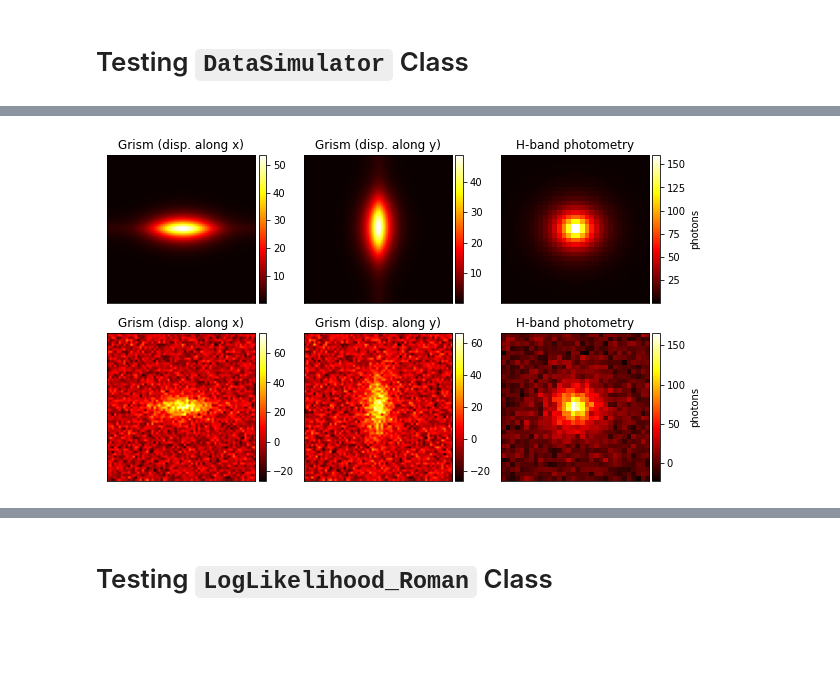
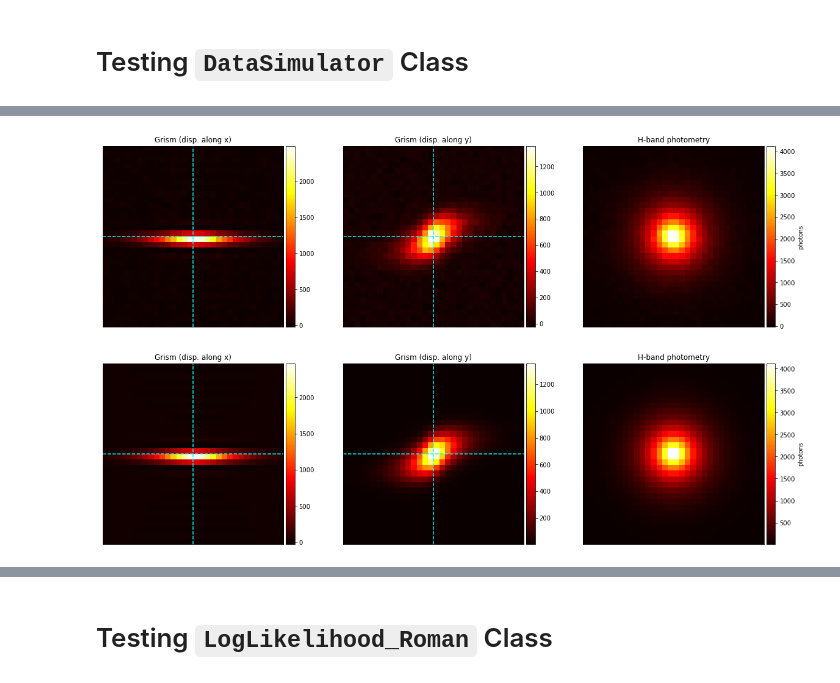
Before and after one commit to KinematicLensing/kl-tools, a Jupyter notebook: notebooks/dev/[module_test]GrismGenerator.ipynb, the cells around one changed output, grey strips where cells are left out. Drawn from its saved outputs; the diff is of its cells as text; code cells hidden in the pictures; blank space fills up the shorter version.

```diff
--- a/notebooks/dev/[module_test]GrismGenerator.ipynb
+++ b/notebooks/dev/[module_test]GrismGenerator.ipynb
@@ -231,9 +204,14 @@ plt.show()
 # %%
-fig, axes = plt.subplots(2,3, figsize=(10,6))
+fig, axes = plt.subplots(2,3, figsize=(20,12))
 cmap = 'hot'
 
 ax1 = axes[0,0]
-cb1 = ax1.imshow(datavectors[2]-covmats[2], origin='lower', cmap=cmap)
+cb1 = ax1.imshow(datavectors[0]+covmats[0],
+                 origin='lower', cmap=cmap)
+xmid = np.mean(ax1.get_xlim())
+ymid = np.mean(ax1.get_ylim())
+ax1.axvline(xmid, color='cyan', ls='--')
+ax1.axhline(ymid, color='cyan', ls='--')
 divider = make_axes_locatable(ax1)
 cax = divider.append_axes("right", size="5%", pad=0.05)
 ax1.set_title("Grism (disp. along x)")
@@ -241,7 +219,12 @@ plt.colorbar(cb1, cax=cax)#, label='photons')
 ax1.set(xticks=[], yticks=[])
 
 ax2 = axes[0,1]
-cb2 = ax2.imshow(datavectors[1]-covmats[1], origin='lower', cmap=cmap)
+cb2 = ax2.imshow(datavectors[1]+covmats[1],
+                 origin='lower', cmap=cmap)
+xmid = np.mean(ax2.get_xlim())
+ymid = np.mean(ax2.get_ylim())
+ax2.axvline(xmid, color='cyan', ls='--')
+ax2.axhline(ymid, color='cyan', ls='--')
 divider = make_axes_locatable(ax2)
 cax = divider.append_axes("right", size="5%", pad=0.05)
 ax2.set_title("Grism (disp. along y)")
@@ -249,37 +232,46 @@ plt.colorbar(cb2, cax=cax)#, label='photons')
 ax2.set(xticks=[], yticks=[])
 
 ax3 = axes[0,2]
-cb3 = ax3.imshow(datavectors[0]-covmats[0], origin='lower', cmap=cmap)
+cb3 = ax3.imshow(datavectors[2]+covmats[2],
+                 origin='lower', cmap=cmap)
 divider = make_axes_locatable(ax3)
 cax = divider.append_axes("right", size="5%", pad=0.05)
 ax3.set_title("H-band photometry")
 plt.colorbar(cb3, cax=cax, label='photons')
 ax3.set(xticks=[], yticks=[])
 
 ax4 = axes[1,0]
-cb4 = ax4.imshow(datavectors[2], origin='lower', cmap=cmap)
+cb4 = ax4.imshow(datavectors[0], origin='lower', cmap=cmap)
+xmid = np.mean(ax4.get_xlim())
+ymid = np.mean(ax4.get_ylim())
+ax4.axvline(xmid, color='cyan', ls='--')
+ax4.axhline(ymid, color='cyan', ls='--')
 divider = make_axes_locatable(ax4)
 cax = divider.append_axes("right", size="5%", pad=0.05)
 ax4.set_title("Grism (disp. along x)")
 plt.colorbar(cb4, cax=cax)#, label='photons')
 ax4.set(xticks=[], yticks=[])
 
 ax5 = axes[1,1]
 cb5 = ax5.imshow(datavectors[1], origin='lower', cmap=cmap)
+xmid = np.mean(ax5.get_xlim())
+ymid = np.mean(ax5.get_ylim())
+ax5.axvline(xmid, color='cyan', ls='--')
+ax5.axhline(ymid, color='cyan', ls='--')
 divider = make_axes_locatable(ax5)
 cax = divider.append_axes("right", size="5%", pad=0.05)
 ax5.set_title("Grism (disp. along y)")
 plt.colorbar(cb5, cax=cax)#, label='photons')
 ax5.set(xticks=[], yticks=[])
 
 ax6 = axes[1,2]
-cb6 = ax6.imshow(datavectors[0], origin='lower', cmap=cmap)
+cb6 = ax6.imshow(datavectors[2], origin='lower', cmap=cmap)
 divider = make_axes_locatable(ax6)
 cax = divider.append_axes("right", size="5%", pad=0.05)
 ax6.set_title("H-band photometry")
 plt.colorbar(cb6, cax=cax, label='photons')
 ax6.set(xticks=[], yticks=[])
 
 plt.show()
 # %% [output]
-[figure, old version]
+[figure, new version]
```
Also changed, not shown: parts of 19 cells of this notebook, 4 other files.
